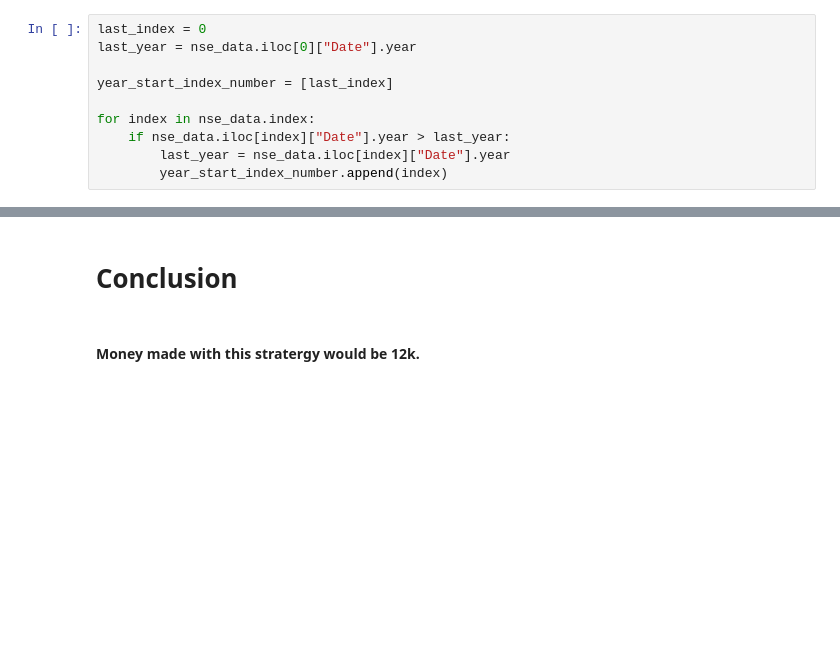
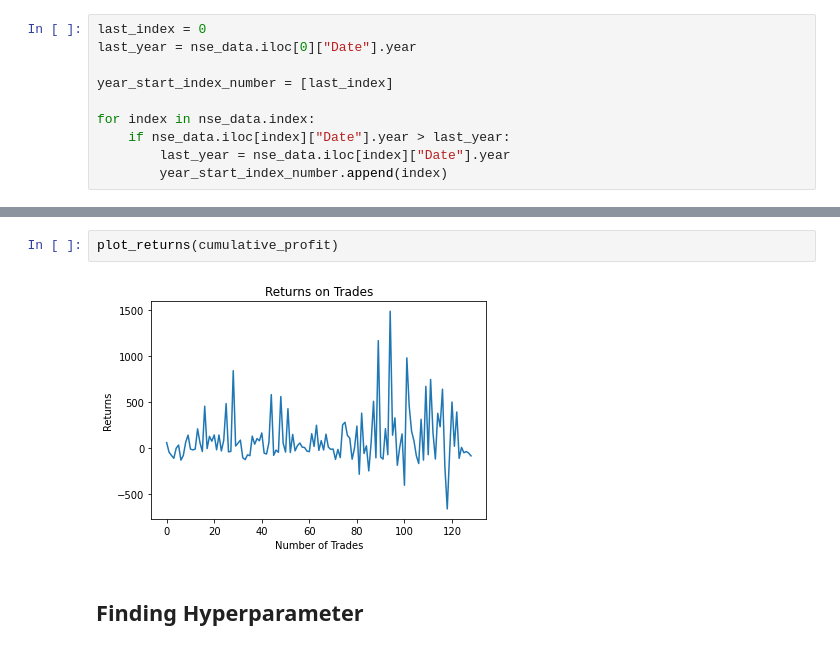
Before and after one commit to AshTiwari/Stock-Data-Analysis, a Jupyter notebook: Strategy 1/Strategy 1.ipynb, the cells around one changed output, grey strips where cells are left out. Cells and saved outputs as stored; diff of their text form; blank space fills up the shorter version.

```diff
--- a/Strategy 1/Strategy 1.ipynb
+++ b/Strategy 1/Strategy 1.ipynb
@@ -311,4 +415,6 @@ wb.save("strategy1.xlsx")
-# %% [markdown]
-# Conclusion
-# %% [markdown]
-#### Money made with this stratergy would be 12k.
+# %%
+plot_returns(cumulative_profit)
+# %% [output]
+[figure, added]
+# %% [markdown]
+## Finding Hyperparameter
```
Also changed, not shown: parts of 34 cells of this notebook, 2 other files.
